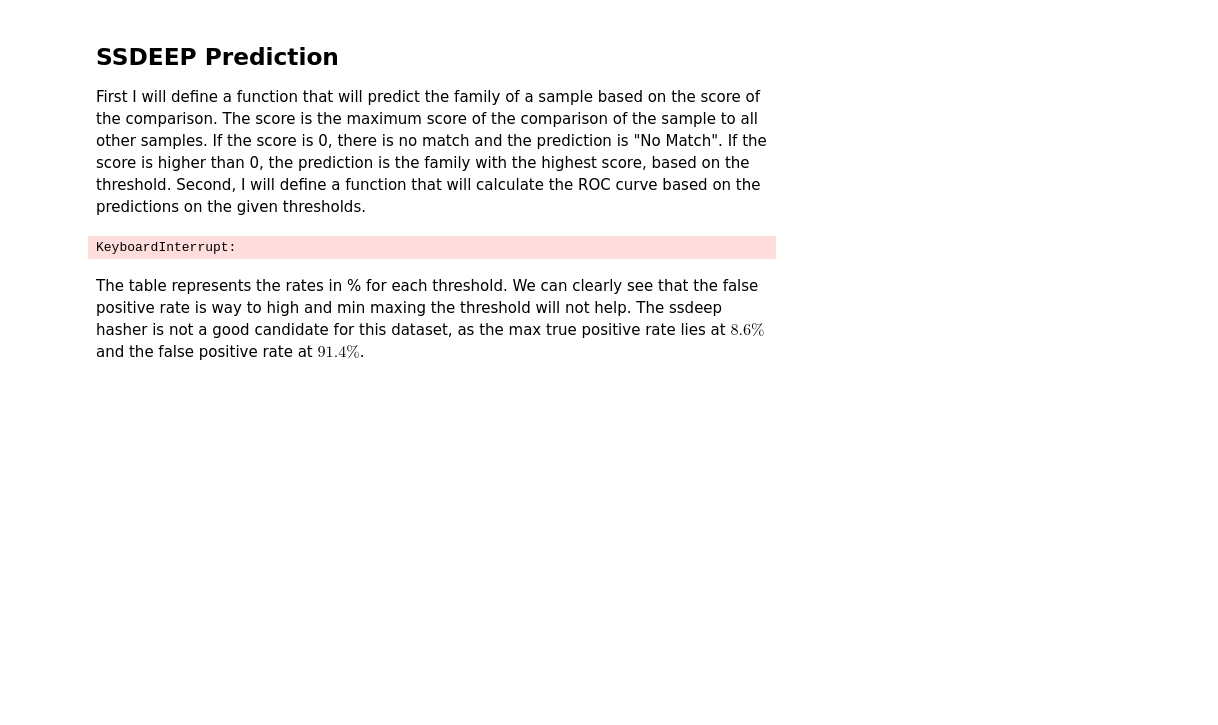
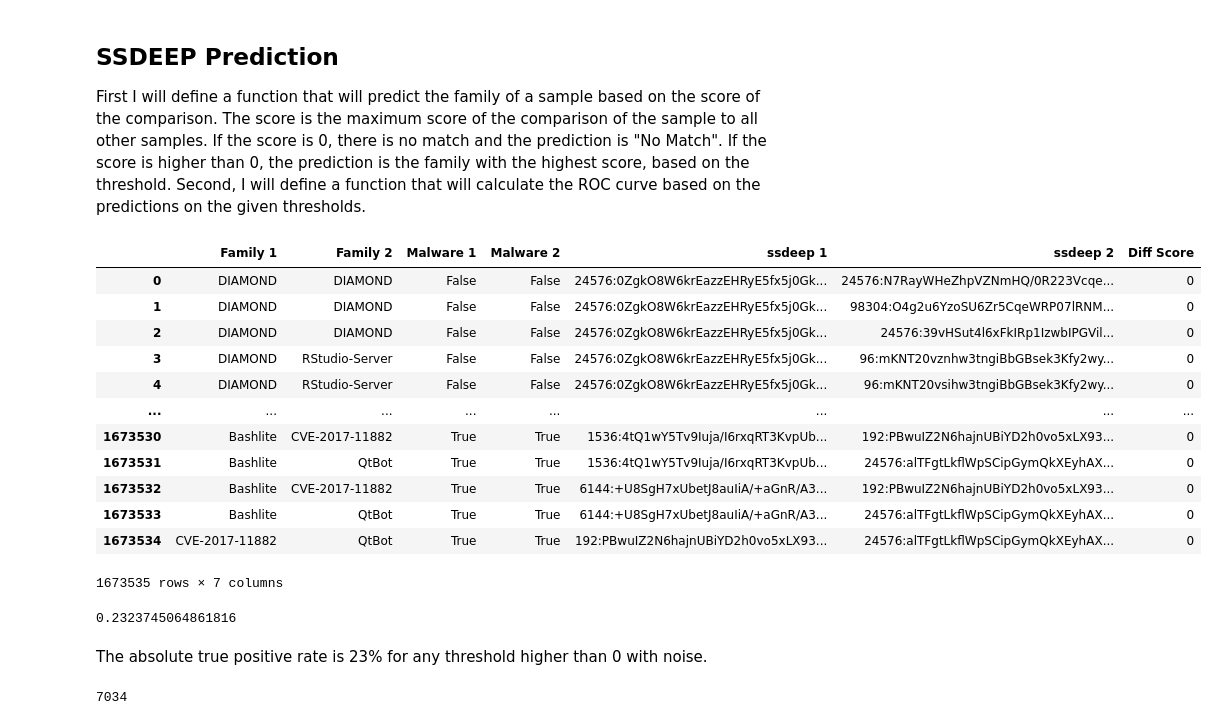
Before and after one commit to edizeqiri/obstkorb, a Jupyter notebook: Testing_Framework/playground.ipynb, the cells around one changed output. Drawn from its saved outputs; the diff is of its cells as text; code cells hidden in the pictures; blank space fills up the shorter version.

```diff
--- a/Testing_Framework/Comparison.ipynb
+++ b/Testing_Framework/playground.ipynb
@@ -419,3 +437,20 @@ def roc(predi):
         roc.loc[threshold] = [threshold, TPR, FPR]
         ic(threshold, TPR, FPR)
     return roc
+# %%
+def ssdeep_comb():
+    from itertools import combinations
+
+    # Generate all binary combinations of the strings in the specified column
+    string_combinations = combinations(scicore_concat[['ssdeep', 'family', 'malware']].iterrows(), 2)
+
+    # Apply tlsh.diff to each combination
+    results = []
+    for (idx1, row1), (idx2, row2) in string_combinations:
+        diff_score = ssdeep.compare(row1['ssdeep']["ssdeep"], row2['ssdeep']["ssdeep"])
+        results.append((row1['family'], row2['family'], row1['malware'], row2['malware'], row1['ssdeep']['ssdeep'], row2['ssdeep']['ssdeep'], diff_score))
+
+    # Convert results to DataFrame
+    results_df = pd.DataFrame(results, columns=['Family 1', 'Family 2', 'Malware 1', "Malware 2", 'ssdeep 1', 'ssdeep 2', 'Diff Score'])
+
+    return results_df
@@ -422,4 +459,24 @@ def roc(predi):
+# %%
+result_ssdeep
+# %% [output]
+|  | Family 1 | Family 2 | Malware 1 | Malware 2 | ssdeep 1 | ssdeep 2 | Diff Score |
+| 0 | DIAMOND | DIAMOND | False | False | 24576:0ZgkO8W6krEazzEHRyE5fx5j0Gk... | 24576:N7RayWHeZhpVZNmHQ/0R223Vcqe... | 0 |
+| 1 | DIAMOND | DIAMOND | False | False | 24576:0ZgkO8W6krEazzEHRyE5fx5j0Gk... | 98304:O4g2u6YzoSU6Zr5CqeWRP07lRNM... | 0 |
+| 2 | DIAMOND | DIAMOND | False | False | 24576:0ZgkO8W6krEazzEHRyE5fx5j0Gk... | 24576:39vHSut4l6xFkIRp1IzwbIPGVil... | 0 |
+| 3 | DIAMOND | RStudio-Server | False | False | 24576:0ZgkO8W6krEazzEHRyE5fx5j0Gk... | 96:mKNT20vznhw3tngiBbGBsek3Kfy2wy... | 0 |
+| 4 | DIAMOND | RStudio-Server | False | False | 24576:0ZgkO8W6krEazzEHRyE5fx5j0Gk... | 96:mKNT20vsihw3tngiBbGBsek3Kfy2wy... | 0 |
+| ... | ... | ... | ... | ... | ... | ... | ... |
+| 1673530 | Bashlite | CVE-2017-11882 | True | True | 1536:4tQ1wY5Tv9Iuja/I6rxqRT3KvpUb... | 192:PBwuIZ2N6hajnUBiYD2h0vo5xLX93... | 0 |
+| 1673531 | Bashlite | QtBot | True | True | 1536:4tQ1wY5Tv9Iuja/I6rxqRT3KvpUb... | 24576:alTFgtLkflWpSCipGymQkXEyhAX... | 0 |
+| 1673532 | Bashlite | CVE-2017-11882 | True | True | 6144:+U8SgH7xUbetJ8auIiA/+aGnR/A3... | 192:PBwuIZ2N6hajnUBiYD2h0vo5xLX93... | 0 |
+| 1673533 | Bashlite | QtBot | True | True | 6144:+U8SgH7xUbetJ8auIiA/+aGnR/A3... | 24576:alTFgtLkflWpSCipGymQkXEyhAX... | 0 |
+| 1673534 | CVE-2017-11882 | QtBot | True | True | 192:PBwuIZ2N6hajnUBiYD2h0vo5xLX93... | 24576:alTFgtLkflWpSCipGymQkXEyhAX... | 0 |
+1673535 rows × 7 columns
 # %%
-predo = predictor()
+s = result_ssdeep.loc[result_ssdeep.groupby('ssdeep 1')["Diff Score"].idxmax()]
+size = s.shape[0]
+s = s[s["Malware 2"] == False]
+s = s[s["Diff Score"] > 0]
+(s["Family 1"] == s["Family 2"]).sum() / size
 # %% [output]
-KeyboardInterrupt:
+0.2323745064861816
@@ -431,2 +483,8 @@ predo
-# %% [markdown]
-The table represents the rates in % for each threshold. We can clearly see that the false positive rate is way to high and min maxing the threshold will not help. The ssdeep hasher is not a good candidate for this dataset, as the max true positive rate lies at $8.6\%$ and the false positive rate at $91.4\%$.
+# %% [markdown]
+The absolute true positive rate is 23% for any threshold higher than 0 with noise.
+# %%
+comp_to_sci = result_ssdeep[result_ssdeep["Malware 2"] == False]
+compt_to_malware = result_ssdeep[result_ssdeep["Malware 2"] == True]
+(comp_to_sci["Family 1"] == comp_to_sci["Family 2"]).sum()
+# %% [output]
+7034
```
Also changed, not shown: parts of 19 cells of this notebook, 1 other file.
